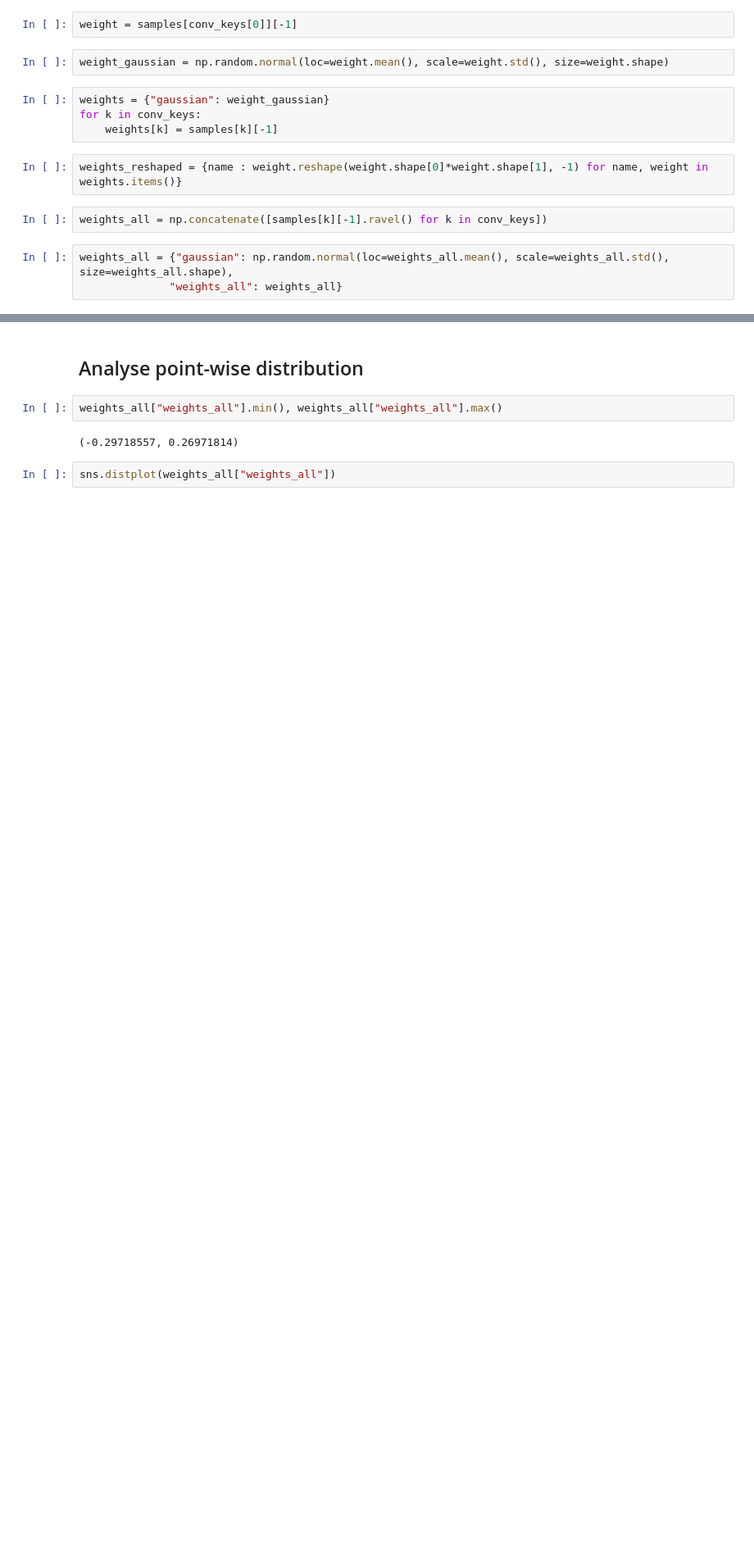
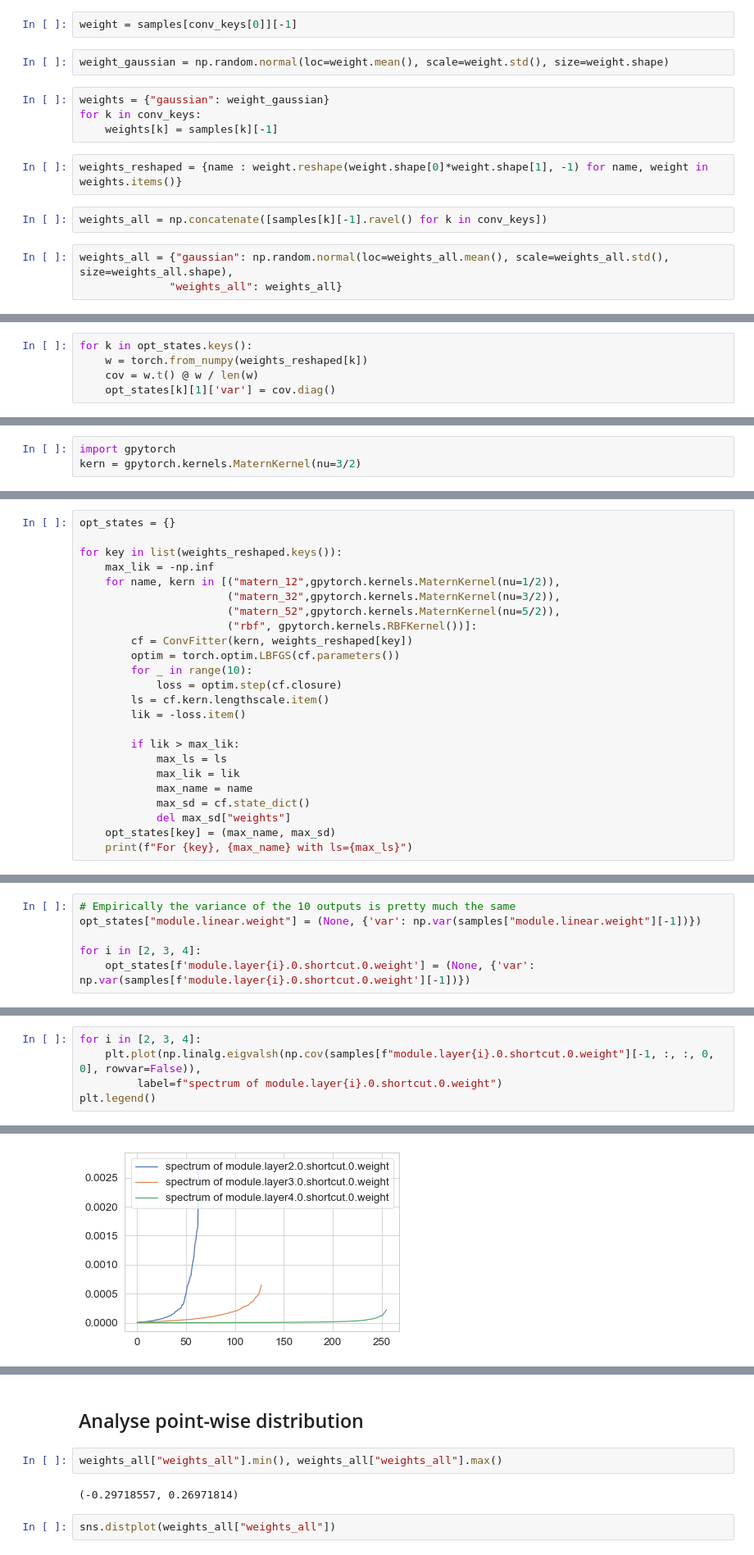
Before and after one commit to ratschlab/bnn_priors, a Jupyter notebook: experiments/3.4_Analyse_empirical_weight_distributions.ipynb, the cells around one changed output, grey strips where cells are left out. Shown at 82% size. Cells and saved outputs as stored; diff of their text form; blank space fills up the shorter version.

```diff
--- a/experiments/3.4_Analyse_empirical_weight_distributions.ipynb
+++ b/experiments/3.4_Analyse_empirical_weight_distributions.ipynb
@@ -245,0 +277,5 @@ weights_all = {"gaussian": np.random.normal(loc=weights_all.mean(), scale=weight
+# %%
+for k in opt_states.keys():
+    w = torch.from_numpy(weights_reshaped[k])
+    cov = w.t() @ w / len(w)
+    opt_states[k][1]['var'] = cov.diag()
@@ -245,0 +296,3 @@ weights_all = {"gaussian": np.random.normal(loc=weights_all.mean(), scale=weight
+# %%
+import gpytorch
+kern = gpytorch.kernels.MaternKernel(nu=3/2)
@@ -245,0 +331,24 @@ weights_all = {"gaussian": np.random.normal(loc=weights_all.mean(), scale=weight
+# %%
+opt_states = {}
+
+for key in list(weights_reshaped.keys()):
+    max_lik = -np.inf
+    for name, kern in [("matern_12",gpytorch.kernels.MaternKernel(nu=1/2)),
+                       ("matern_32",gpytorch.kernels.MaternKernel(nu=3/2)),
+                       ("matern_52",gpytorch.kernels.MaternKernel(nu=5/2)),
+                       ("rbf", gpytorch.kernels.RBFKernel())]:
+        cf = ConvFitter(kern, weights_reshaped[key])
+        optim = torch.optim.LBFGS(cf.parameters())
+        for _ in range(10):
+            loss = optim.step(cf.closure)
+        ls = cf.kern.lengthscale.item()
+        lik = -loss.item()
+
+        if lik > max_lik:
+            max_ls = ls
+            max_lik = lik
+            max_name = name
+            max_sd = cf.state_dict()
+            del max_sd["weights"]
+    opt_states[key] = (max_name, max_sd)
+    print(f"For {key}, {max_name} with ls={max_ls}")
@@ -245,0 +371,6 @@ weights_all = {"gaussian": np.random.normal(loc=weights_all.mean(), scale=weight
+# %%
+# Empirically the variance of the 10 outputs is pretty much the same
+opt_states["module.linear.weight"] = (None, {'var': np.var(samples["module.linear.weight"][-1])})
+
+for i in [2, 3, 4]:
+    opt_states[f'module.layer{i}.0.shortcut.0.weight'] = (None, {'var': np.var(samples[f'module.layer{i}.0.shortcut.0.weight'][-1])})
@@ -245,0 +379,6 @@ weights_all = {"gaussian": np.random.normal(loc=weights_all.mean(), scale=weight
+# %%
+for i in [2, 3, 4]:
+    plt.plot(np.linalg.eigvalsh(np.cov(samples[f"module.layer{i}.0.shortcut.0.weight"][-1, :, :, 0, 0], rowvar=False)),
+         label=f"spectrum of module.layer{i}.0.shortcut.0.weight")
+plt.legend()
+# %% [output]
@@ -245,0 +386 @@ weights_all = {"gaussian": np.random.normal(loc=weights_all.mean(), scale=weight
+[figure, added]
```
Also changed, not shown: parts of 14 cells of this notebook, 3 other files.
